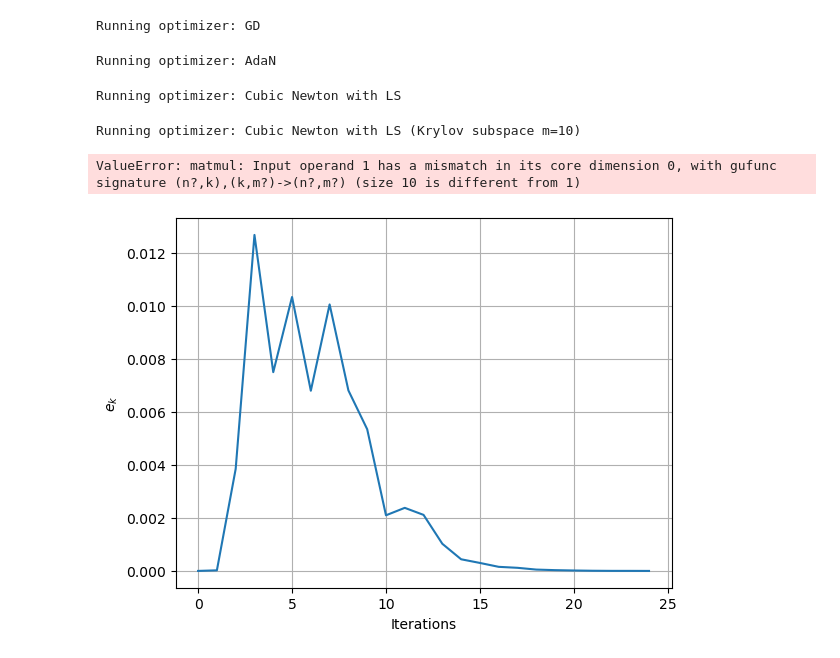
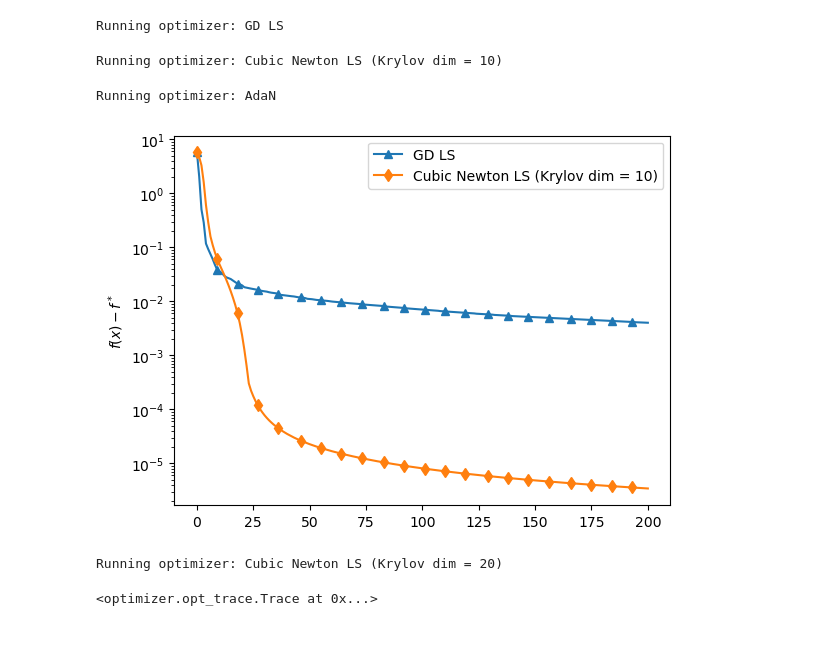
Before and after one commit to Raymond30/Krylov-Cubic-Regularized-Newton, a Jupyter notebook: cubic_newton.ipynb, the cells around one changed output. Saved outputs shown, nothing was run; the diff lists cells and outputs as text; code cells hidden in the pictures.

```diff
--- a/cubic_newton.ipynb
+++ b/cubic_newton.ipynb
@@ -13,11 +12,14 @@ import numpy as np
 # %%
-dataset = 'mushrooms'
-if dataset == 'mushrooms':
-    data_url = "https://www.csie.ntu.edu.tw/~cjlin/libsvmtools/datasets/binary/mushrooms"
-    data_path = './mushrooms'
-else:
-    data_url = "https://www.csie.ntu.edu.tw/~cjlin/libsvmtools/datasets/binary/w8a"
-    data_path = './w8a'
+dataset = 'a6a'
+    # if dataset == 'mushrooms':
+    #     data_url = "https://www.csie.ntu.edu.tw/~cjlin/libsvmtools/datasets/binary/mushrooms"
+    #     data_path = './mushrooms'
+    # else:
+    #     data_url = "https://www.csie.ntu.edu.tw/~cjlin/libsvmtools/datasets/binary/w8a"
+    #     data_path = './w8a'
+data_url = "https://www.csie.ntu.edu.tw/~cjlin/libsvmtools/datasets/binary/{}".format(dataset)
+data_path = './{}'.format(dataset)
+
 f = urllib.request.urlretrieve(data_url, data_path)
 A, b = sklearn.datasets.load_svmlight_file(data_path)
 A = A.toarray()
@@ -33,14 +35,14 @@ l2 = 1e-10 * L # make the problem ill-conditioned
 loss.l2 = l2
 x0 = np.ones(dim) * 0.5
 it_max = 200
-memeory_size = 10
+memory_size = 10
 # %%
-gd = Gd(loss=loss, label='GD')
+gd = GD_LS(loss=loss, label='GD LS')
 
-cub_ls_krylov = Cubic_LS(loss=loss, label='Cubic Newton with LS (Krylov subspace m={})'.format(memeory_size),
-                         cubic_solver="krylov", solver_it_max=memeory_size)
-cub_ls_root = Cubic_LS(loss=loss, label='Cubic Newton with LS',cubic_solver="root")
+cub_krylov = Cubic_Krylov_LS(loss=loss, label='Cubic Newton LS (Krylov dim = {})'.format(memory_size),
+                               subspace_dim=memory_size, tolerance = 1e-9)
 
+cub_root = Cubic_LS(loss=loss, label='Cubic Newton LS', tolerance = 1e-8)
 
 adan = RegNewton(loss=loss, adaptive=True, use_line_search=True,
                     label='AdaN')
@@ -60,10 +51,28 @@ print(f'Running optimizer: {gd.label}')
 gd.run(x0=x0, it_max=it_max)
 gd.compute_loss_of_iterates()
 # %% [output]
-Running optimizer: GD
+Running optimizer: GD LS
+# %%
+print(f'Running optimizer: {cub_krylov.label}')
+cub_krylov.run(x0=x0, it_max=it_max)
+cub_krylov.compute_loss_of_iterates()
+# %% [output]
+Running optimizer: Cubic Newton LS (Krylov dim = 10)
 # %%
 print(f'Running optimizer: {adan.label}')
 adan.run(x0=x0, it_max=50)
 adan.compute_loss_of_iterates()
 # %% [output]
 Running optimizer: AdaN
+# %%
+gd.trace.plot_losses(marker='^')
+cub_krylov.trace.plot_losses(marker='d')
+
+# cub_root.trace.plot_losses(marker='*', label='cubic Newton (exact)')
+# plt.xscale('log')
+# print(cub.trace.loss_vals)
+plt.yscale('log')
+plt.legend()
+plt.show()
+# %% [output]
+[figure, added]
@@ -70,20 +190,7 @@ Running optimizer: AdaN
 # %%
-print(f'Running optimizer: {cub_ls_root.label}')
-cub_ls_root.run(x0=x0, it_max=it_max)
-cub_ls_root.compute_loss_of_iterates()
+print(f'Running optimizer: {cub_krylov_test.label}')
+cub_krylov_test.run(x0=x0, it_max=100)
+# cub_krylov.compute_loss_of_iterates()
 # %% [output]
-Running optimizer: Cubic Newton with LS
+Running optimizer: Cubic Newton LS (Krylov dim = 20)
+<optimizer.opt_trace.Trace at 0x...>
-# %%
-print(f'Running optimizer: {cub_ls_krylov.label}')
-cub_ls_krylov.run(x0=x0, it_max=it_max)
-cub_ls_krylov.compute_loss_of_iterates()
-# %% [output]
-Running optimizer: Cubic Newton with LS (Krylov subspace m=10)
-ValueError: matmul: Input operand 1 has a mismatch in its core dimension 0, with gufunc signature (n?,k),(k,m?)->(n?,m?) (size 10 is different from 1)
-# %%
-plt.plot(cub_ls_krylov.residuals)
-plt.xlabel('Iterations')
-plt.ylabel(r'$e_k$')
-plt.grid(which='both')
-# %% [output]
-[figure, removed]
```
Also changed, not shown: parts of 17 cells of this notebook.
